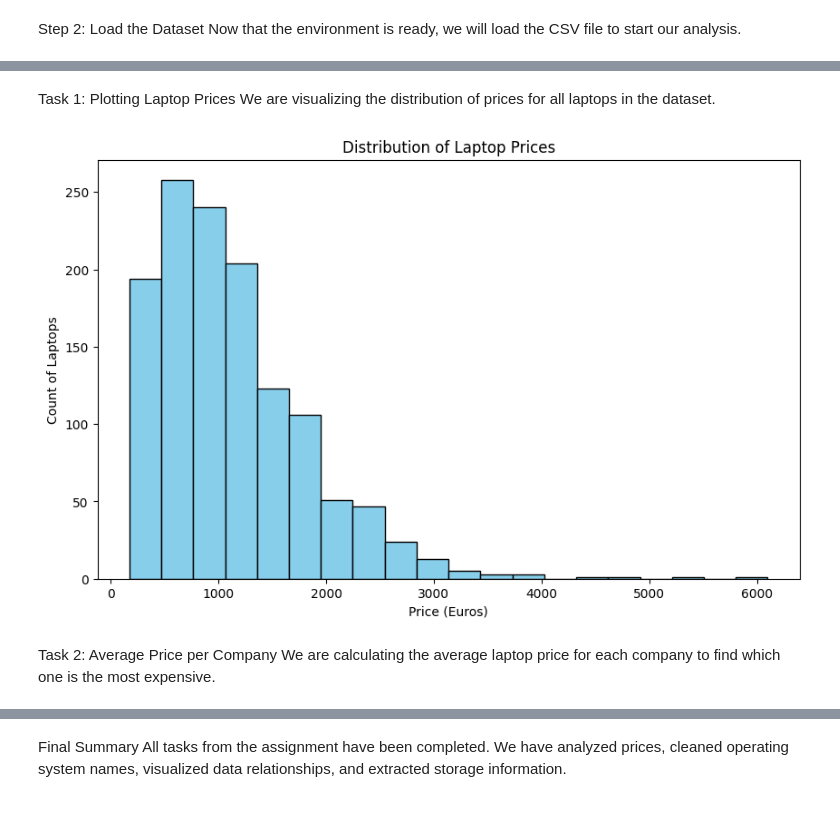
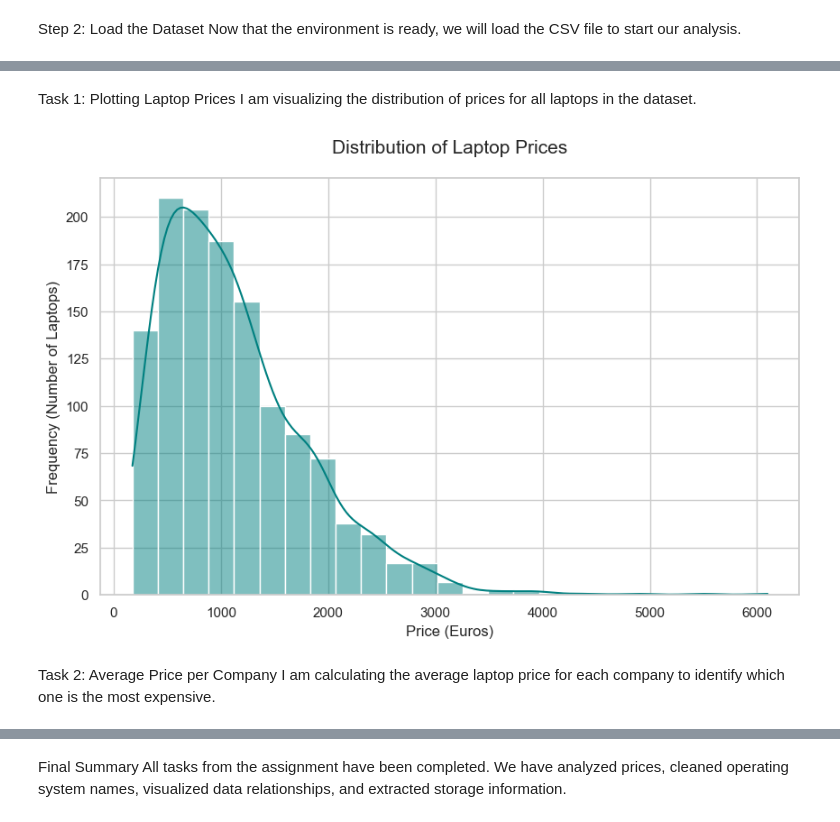
Before and after one commit to Yaelb12/MiniProject_Neuro_New, a Jupyter notebook: analysis.ipynb, the cells around one changed output, grey strips where cells are left out. Saved outputs shown, nothing was run; the diff lists cells and outputs as text; code cells hidden in the pictures.

```diff
--- a/analysis.ipynb
+++ b/analysis.ipynb
@@ -35,21 +35,25 @@ df.head()
 | 4 | Apple | MacBook Pro | Ultrabook | 13.3 | IPS Panel Retina Display 2560x1600 | Intel | Core i5 | 3.1 | ... |
 # %% [markdown]
 Task 1: Plotting Laptop Prices
-We are visualizing the distribution of prices for all laptops in the dataset.
+I am visualizing the distribution of prices for all laptops in the dataset.
 # %%
-# Create a histogram to see how many laptops are in each price range
+# Set the visual style
+sns.set_theme(style="whitegrid")
+
 plt.figure(figsize=(10, 6))
-plt.hist(df['Price (Euro)'], bins=20, color='skyblue', edgecolor='black')
 
-# Adding labels and titles as requested in the instructions
-plt.title('Distribution of Laptop Prices')
-plt.xlabel('Price (Euros)')
-plt.ylabel('Count of Laptops')
+# Creating a styled histogram
+sns.histplot(df['Price (Euro)'], kde=True, color='teal', bins=25)
+
+# Mandatory Labels and Titles according to instructions
+plt.title('Distribution of Laptop Prices', fontsize=15, pad=20)
+plt.xlabel('Price (Euros)', fontsize=12)
+plt.ylabel('Frequency (Number of Laptops)', fontsize=12)
 
 plt.show()
 # %% [output]
-[figure, old version]
+[figure, new version]
 # %% [markdown]
 Task 2: Average Price per Company
-We are calculating the average laptop price for each company to find which one is the most expensive.
+I am calculating the average laptop price for each company to identify which one is the most expensive.
 # %%
```
Also changed, not shown: parts of 11 cells of this notebook.
